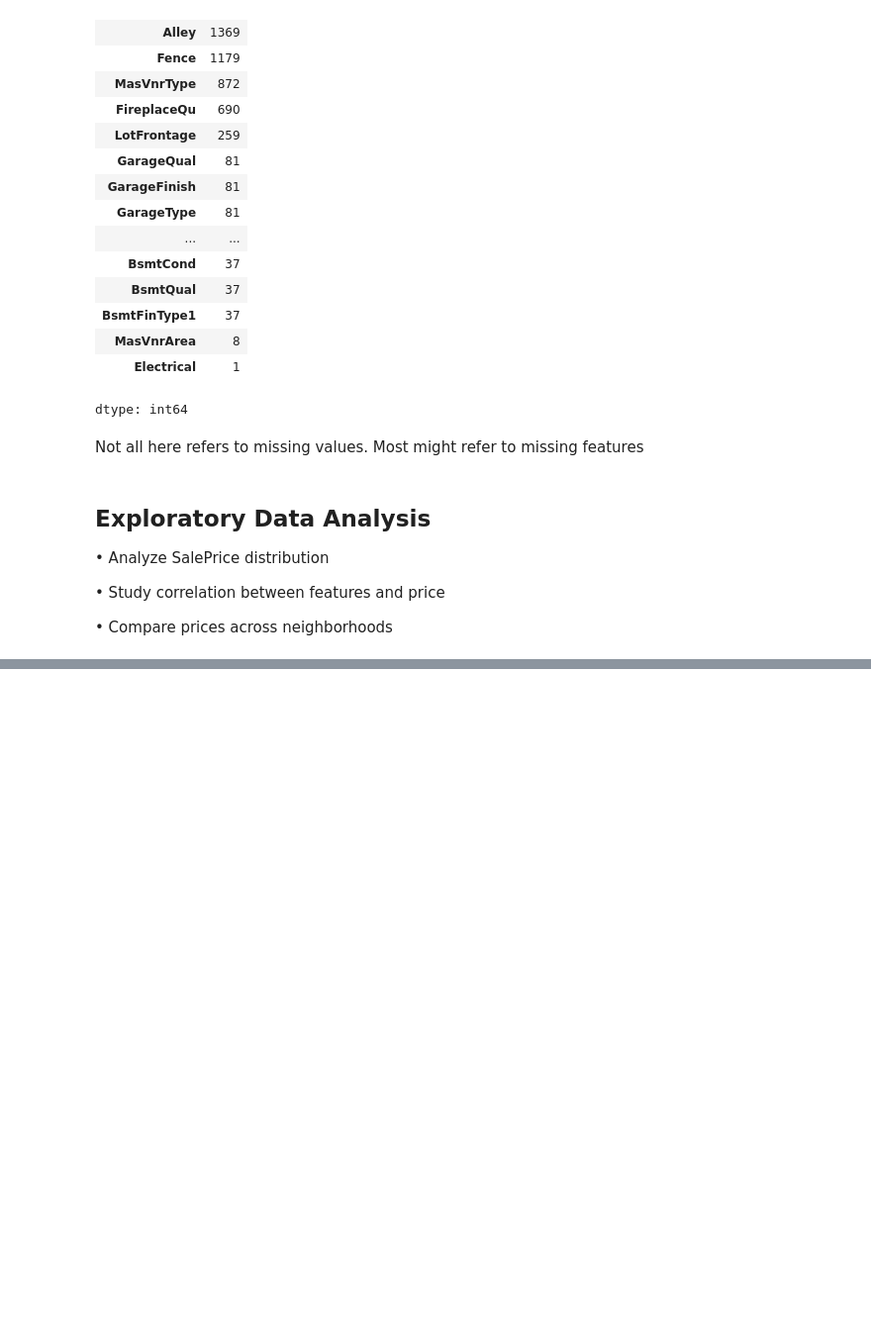
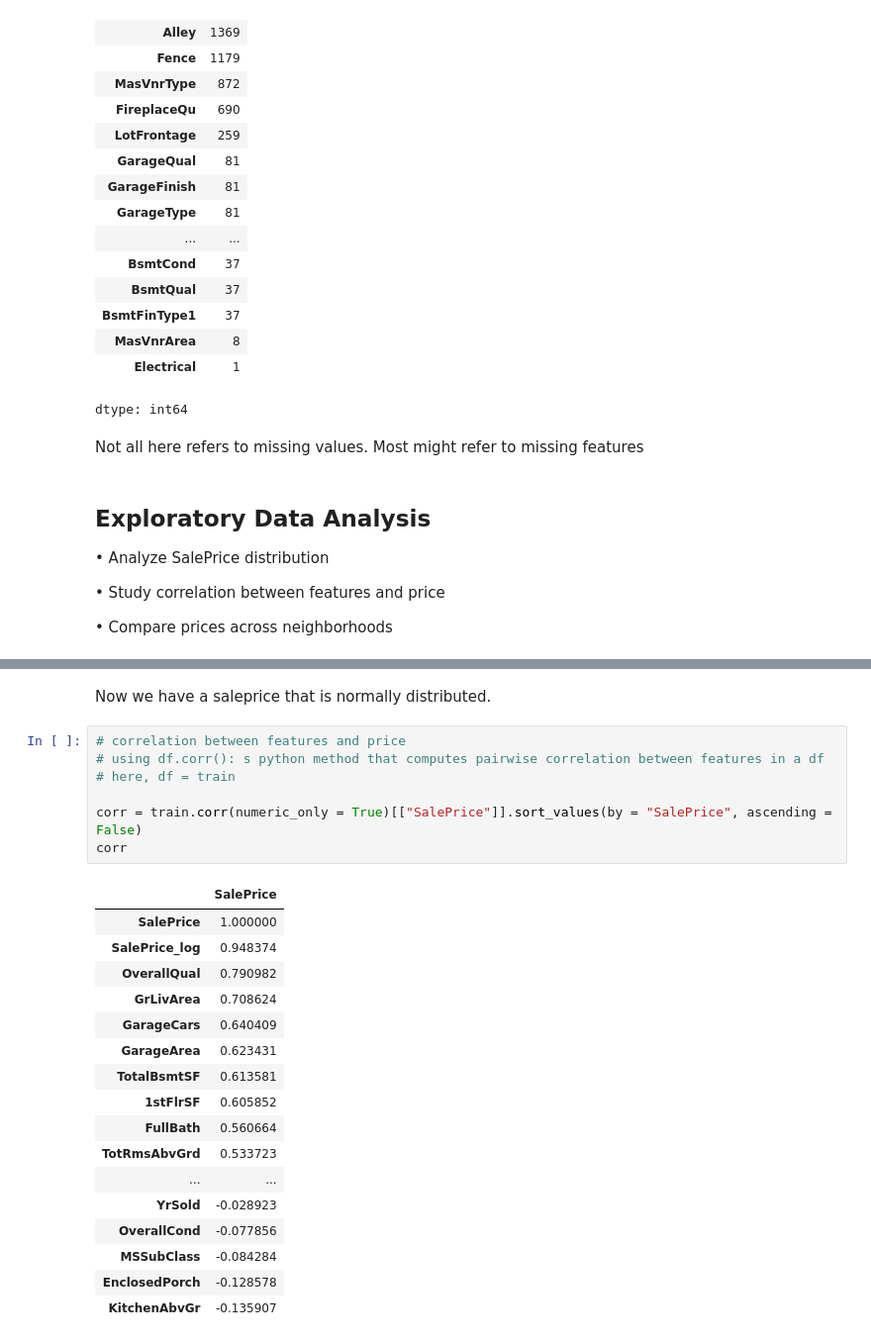
Before and after one commit to olaoluwaoyebola/PORA-Data-Science, a Jupyter notebook: Project/notebook/Capstone_Project.ipynb, the cells around one changed output, grey strips where cells are left out. Shown at 99% size. Drawn from its saved outputs; the diff is of its cells as text; blank space fills up the shorter version.

```diff
--- a/Project/notebook/Capstone_Project.ipynb
+++ b/Project/notebook/Capstone_Project.ipynb
@@ -116,0 +145,27 @@ Not all here refers to missing values. Most might refer to missing features
+# %% [markdown]
+Now we have a saleprice that is normally distributed.
+# %%
+# correlation between features and price
+# using df.corr(): s python method that computes pairwise correlation between features in a df
+# here, df = train
+
+corr = train.corr(numeric_only = True)[["SalePrice"]].sort_values(by = "SalePrice", ascending = False)
+corr
+# %% [output]
+|  | SalePrice |
+| SalePrice | 1.000000 |
+| SalePrice_log | 0.948374 |
+| OverallQual | 0.790982 |
+| GrLivArea | 0.708624 |
+| GarageCars | 0.640409 |
+| GarageArea | 0.623431 |
+| TotalBsmtSF | 0.613581 |
+| 1stFlrSF | 0.605852 |
+| FullBath | 0.560664 |
+| TotRmsAbvGrd | 0.533723 |
+| ... | ... |
+| YrSold | -0.028923 |
+| OverallCond | -0.077856 |
+| MSSubClass | -0.084284 |
+| EnclosedPorch | -0.128578 |
+| KitchenAbvGr | -0.135907 |
```
Also changed, not shown: parts of 7 cells of this notebook.
